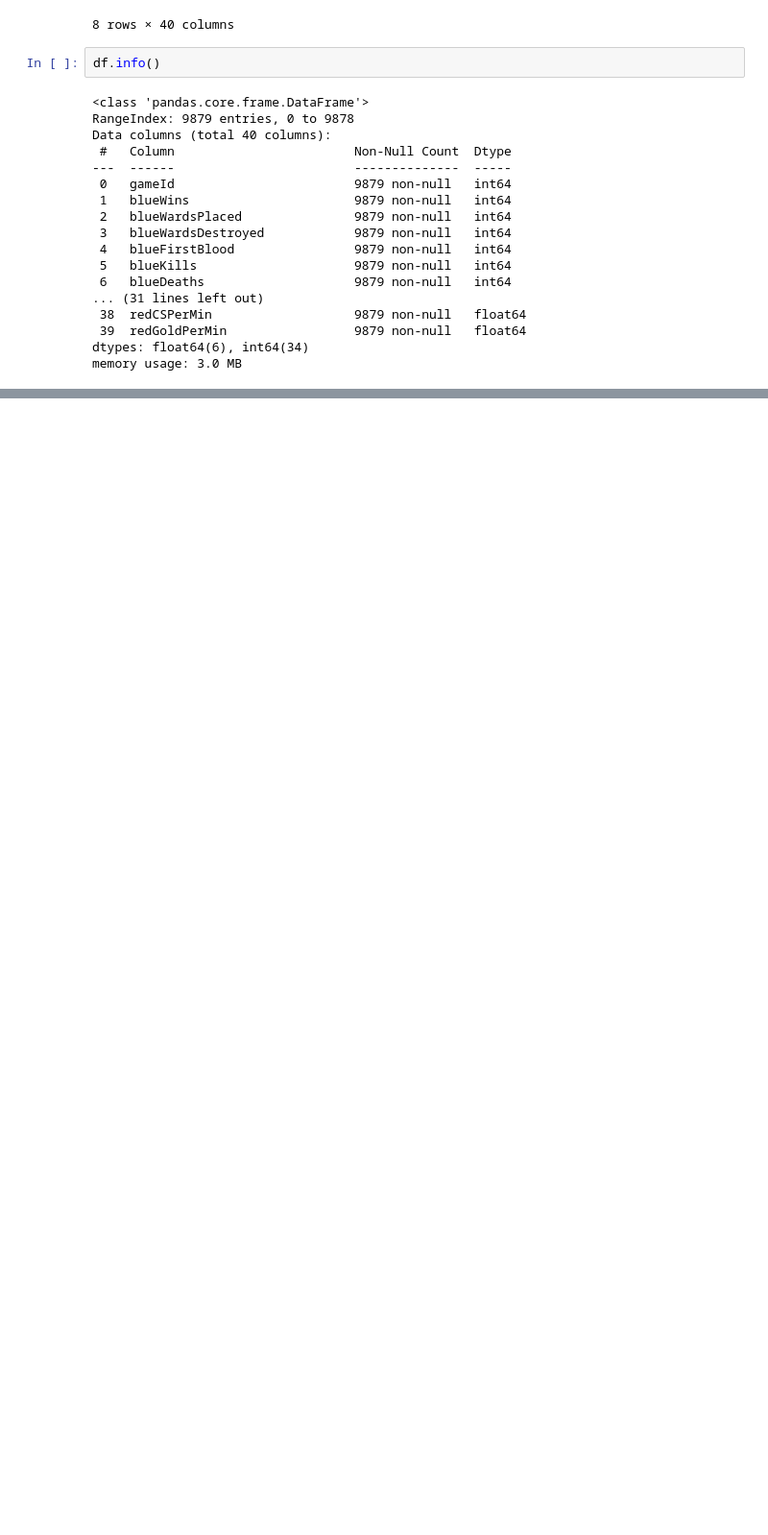
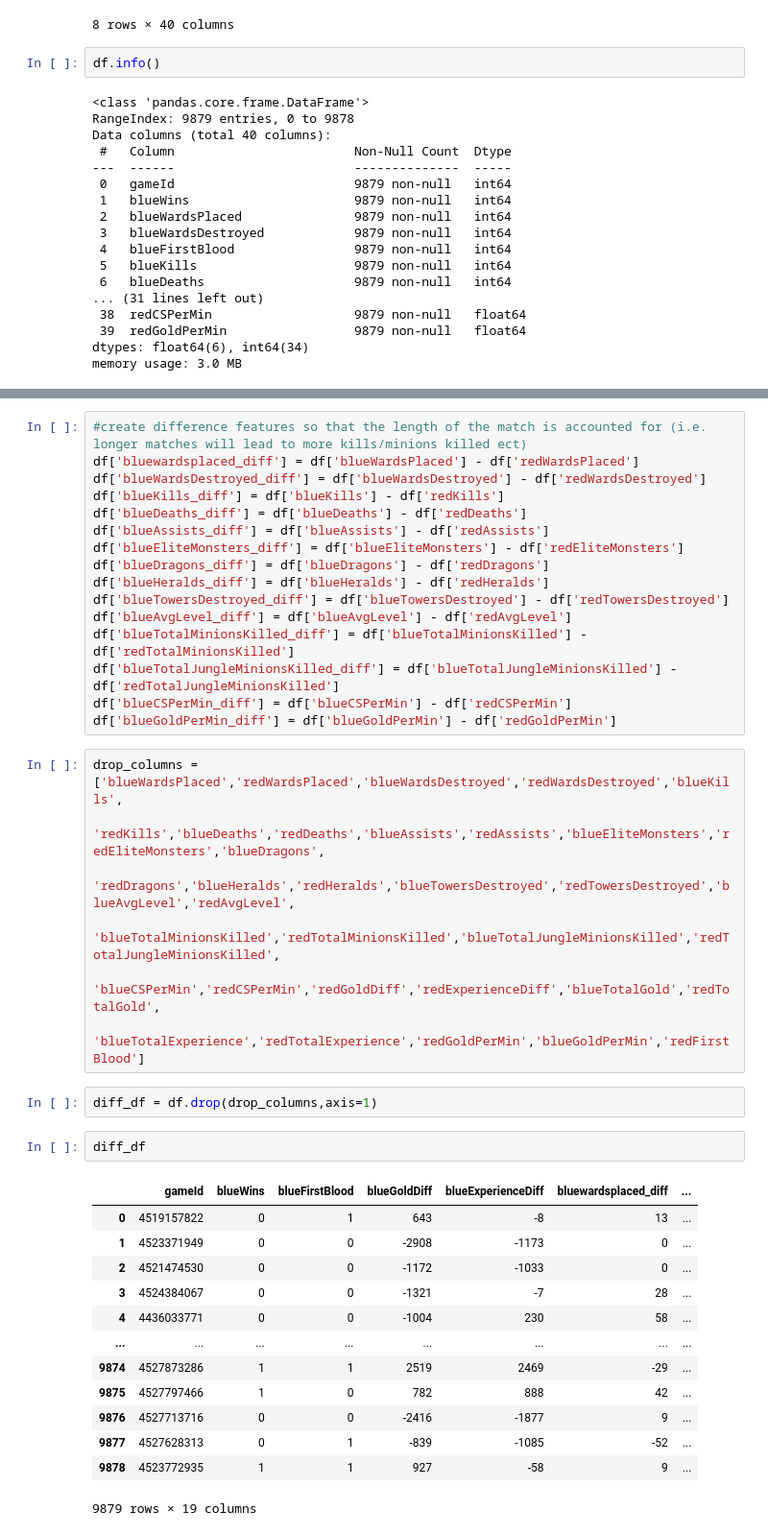
Before and after one commit to kylegross/League_of_Legends, a Jupyter notebook: ETL_code.ipynb, the cells around one changed output, grey strips where cells are left out. Shown: that part at 96% size. Saved outputs shown, nothing was run; the diff lists cells and outputs as text; blank space fills up the shorter version.

```diff
--- a/ETL_code.ipynb
+++ b/ETL_code.ipynb
@@ -71,3 +90,44 @@ Index(['gameId', 'blueWins', 'blueWardsPlaced', 'blueWardsDestroyed',
 db_string = f"postgres://postgres:{db_password}@127.0.0.1:5432/league_project_db"
 engine = create_engine(db_string)
 df.to_sql(name='master_table_1', con=engine)
+# %%
+#create difference features so that the length of the match is accounted for (i.e. longer matches will lead to more kills/minions killed ect)
+df['bluewardsplaced_diff'] = df['blueWardsPlaced'] - df['redWardsPlaced']
+df['blueWardsDestroyed_diff'] = df['blueWardsDestroyed'] - df['redWardsDestroyed']
+df['blueKills_diff'] = df['blueKills'] - df['redKills']
+df['blueDeaths_diff'] = df['blueDeaths'] - df['redDeaths']
+df['blueAssists_diff'] = df['blueAssists'] - df['redAssists']
+df['blueEliteMonsters_diff'] = df['blueEliteMonsters'] - df['redEliteMonsters']
+df['blueDragons_diff'] = df['blueDragons'] - df['redDragons']
+df['blueHeralds_diff'] = df['blueHeralds'] - df['redHeralds']
+df['blueTowersDestroyed_diff'] = df['blueTowersDestroyed'] - df['redTowersDestroyed']
+df['blueAvgLevel_diff'] = df['blueAvgLevel'] - df['redAvgLevel']
+df['blueTotalMinionsKilled_diff'] = df['blueTotalMinionsKilled'] - df['redTotalMinionsKilled']
+df['blueTotalJungleMinionsKilled_diff'] = df['blueTotalJungleMinionsKilled'] - df['redTotalJungleMinionsKilled']
+df['blueCSPerMin_diff'] = df['blueCSPerMin'] - df['redCSPerMin']
+df['blueGoldPerMin_diff'] = df['blueGoldPerMin'] - df['redGoldPerMin']
+# %%
+drop_columns = ['blueWardsPlaced','redWardsPlaced','blueWardsDestroyed','redWardsDestroyed','blueKills',
+               'redKills','blueDeaths','redDeaths','blueAssists','redAssists','blueEliteMonsters','redEliteMonsters','blueDragons',
+               'redDragons','blueHeralds','redHeralds','blueTowersDestroyed','redTowersDestroyed','blueAvgLevel','redAvgLevel',
+               'blueTotalMinionsKilled','redTotalMinionsKilled','blueTotalJungleMinionsKilled','redTotalJungleMinionsKilled',
+               'blueCSPerMin','redCSPerMin','redGoldDiff','redExperienceDiff','blueTotalGold','redTotalGold',
+               'blueTotalExperience','redTotalExperience','redGoldPerMin','blueGoldPerMin','redFirstBlood']
+# %%
+diff_df = df.drop(drop_columns,axis=1)
+# %%
+diff_df
+# %% [output]
+|  | gameId | blueWins | blueFirstBlood | blueGoldDiff | blueExperienceDiff | bluewardsplaced_diff | ... |
+| 0 | 4519157822 | 0 | 1 | 643 | -8 | 13 | ... |
+| 1 | 4523371949 | 0 | 0 | -2908 | -1173 | 0 | ... |
+| 2 | 4521474530 | 0 | 0 | -1172 | -1033 | 0 | ... |
+| 3 | 4524384067 | 0 | 0 | -1321 | -7 | 28 | ... |
+| 4 | 4436033771 | 0 | 0 | -1004 | 230 | 58 | ... |
+| ... | ... | ... | ... | ... | ... | ... | ... |
+| 9874 | 4527873286 | 1 | 1 | 2519 | 2469 | -29 | ... |
+| 9875 | 4527797466 | 1 | 0 | 782 | 888 | 42 | ... |
+| 9876 | 4527713716 | 0 | 0 | -2416 | -1877 | 9 | ... |
+| 9877 | 4527628313 | 0 | 1 | -839 | -1085 | -52 | ... |
+| 9878 | 4523772935 | 1 | 1 | 927 | -58 | 9 | ... |
+9879 rows × 19 columns
```
Also changed, not shown: parts of 4 cells of this notebook.
